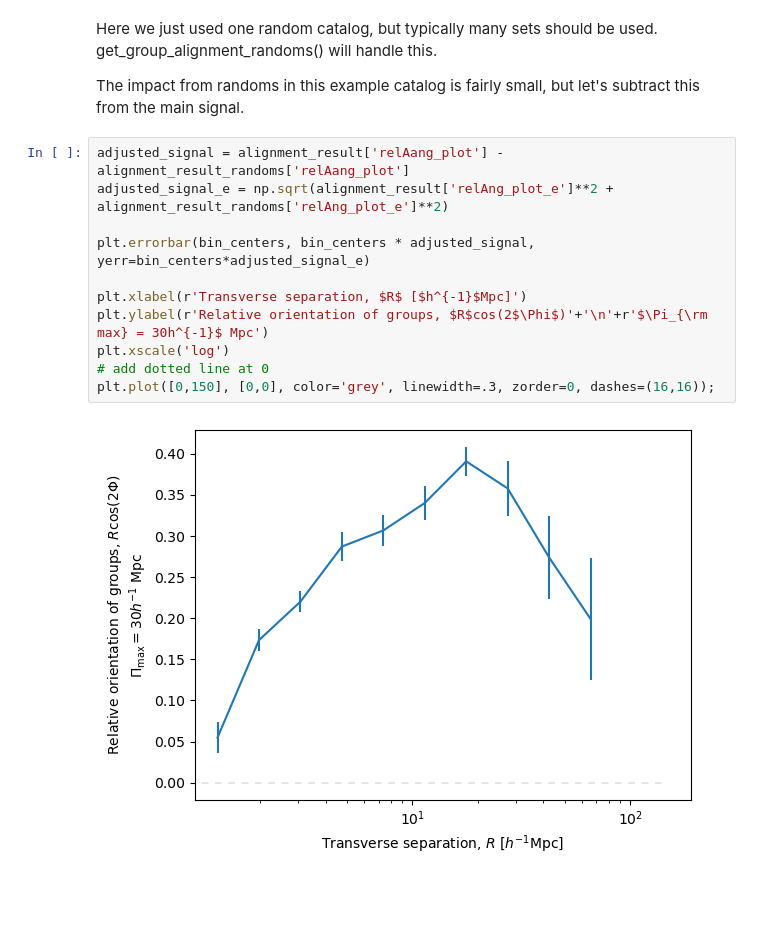
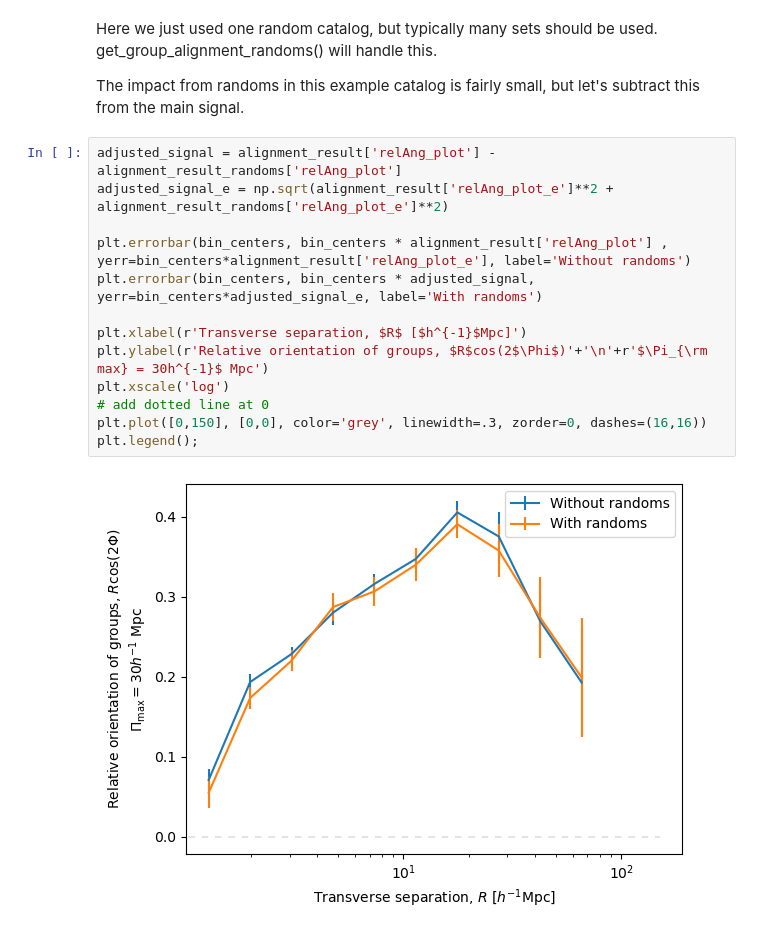
Before and after one commit to cmlamman/spec-IA, a Jupyter notebook: basic_group_alignment.ipynb, the cells around one changed output. Saved outputs shown, nothing was run; the diff lists cells and outputs as text; blank space fills up the shorter version.

```diff
--- a/basic_group_alignment.ipynb
+++ b/basic_group_alignment.ipynb
@@ -63,15 +69,17 @@ Here we just used one random catalog, but typically many sets should be used. ge
 
 The impact from randoms in this example catalog is fairly small, but let's subtract this from the main signal.
 # %%
-adjusted_signal = alignment_result['relAang_plot'] - alignment_result_randoms['relAang_plot']
+adjusted_signal = alignment_result['relAng_plot'] - alignment_result_randoms['relAng_plot']
 adjusted_signal_e = np.sqrt(alignment_result['relAng_plot_e']**2 + alignment_result_randoms['relAng_plot_e']**2)
 
-plt.errorbar(bin_centers, bin_centers * adjusted_signal, yerr=bin_centers*adjusted_signal_e)
+plt.errorbar(bin_centers, bin_centers * alignment_result['relAng_plot'] , yerr=bin_centers*alignment_result['relAng_plot_e'], label='Without randoms')
+plt.errorbar(bin_centers, bin_centers * adjusted_signal, yerr=bin_centers*adjusted_signal_e, label='With randoms')
 
 plt.xlabel(r'Transverse separation, $R$ [$h^{-1}$Mpc]')
 plt.ylabel(r'Relative orientation of groups, $R$cos(2$\Phi$)'+'\n'+r'$\Pi_{\rm max} = 30h^{-1}$ Mpc')
 plt.xscale('log')
 # add dotted line at 0
-plt.plot([0,150], [0,0], color='grey', linewidth=.3, zorder=0, dashes=(16,16));
+plt.plot([0,150], [0,0], color='grey', linewidth=.3, zorder=0, dashes=(16,16))
+plt.legend();
 # %% [output]
-[figure, old version]
+[figure, new version]
```
Also changed, not shown: parts of 10 cells of this notebook, 6 other files.
